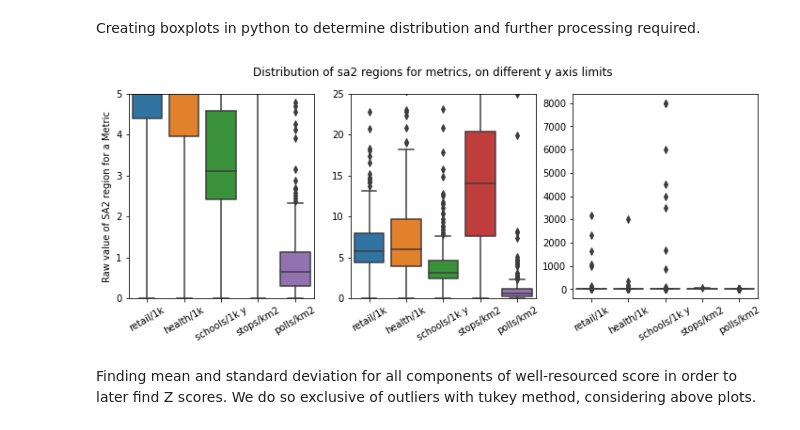
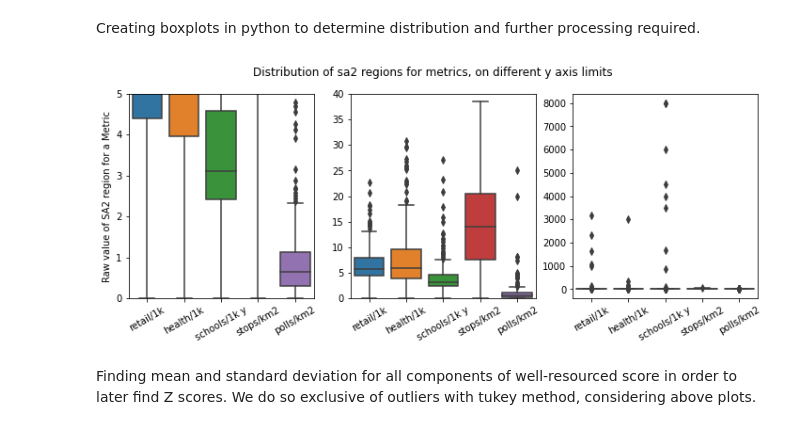
Before and after one commit to FixItChris/DATA2901, a Jupyter notebook: Report.ipynb, the cells around one changed output. Saved outputs shown, nothing was run; the diff lists cells and outputs as text; code cells hidden in the pictures.

```diff
--- a/Report.ipynb
+++ b/Report.ipynb
@@ -989,28 +989,28 @@ all_aggs_df = query(conn, "SELECT * FROM all_aggs")
 # %%
 fig, (ax1, ax2, ax3) = plt.subplots(1, 3, figsize=(12, 4))
 
 sns.boxplot(data=all_aggs_df[
                 ["retail_per_1000", "health_per_1000", "schools_per_1000_young", "total_stops_sqkm", "total_polls_sqkm"]],
             ax=ax1)
 sns.boxplot(data = all_aggs_df[
                 ["retail_per_1000", "health_per_1000", "schools_per_1000_young", "total_stops_sqkm", "total_polls_sqkm"]],
             ax=ax2)
 sns.boxplot(data = all_aggs_df[
                 ["retail_per_1000", "health_per_1000", "schools_per_1000_young", "total_stops_sqkm", "total_polls_sqkm"]],
             ax=ax3)
 ax1.set_ylim(0,5)
-ax2.set_ylim(0,25)
+ax2.set_ylim(0,40)
 
 labels = ["retail/1k", "health/1k", "schools/1k y", "stops/km2", "polls/km2"]
 rot = 30
 ax1.set_xticklabels(labels, rotation=rot)
 ax2.set_xticklabels(labels, rotation=rot)
 ax3.set_xticklabels(labels, rotation=rot)
 plt.suptitle("Distribution of sa2 regions for metrics, on different y axis limits")
 ax1.set(ylabel='Raw value of SA2 region for a Metric')
 plt.show()
 # %% [output]
-[figure, old version]
+[figure, new version]
 # %% [markdown]
 Finding mean and standard deviation for all components of well-resourced score in order to later find Z scores. We do so exclusive of outliers with tukey method, considering above plots.
 # %%
```
Also changed, not shown: parts of 13 cells of this notebook.
